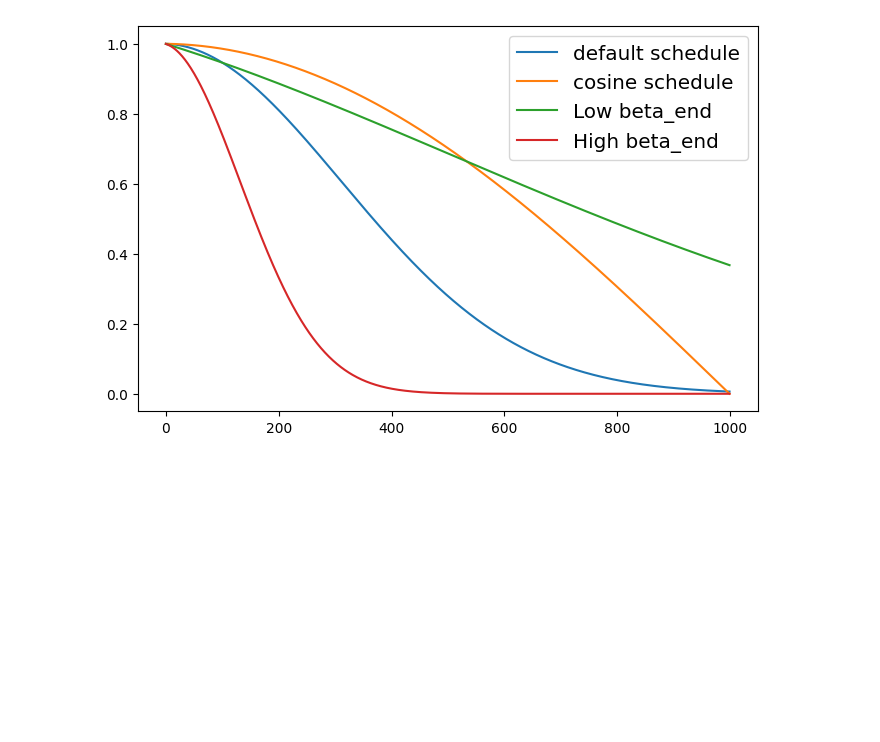
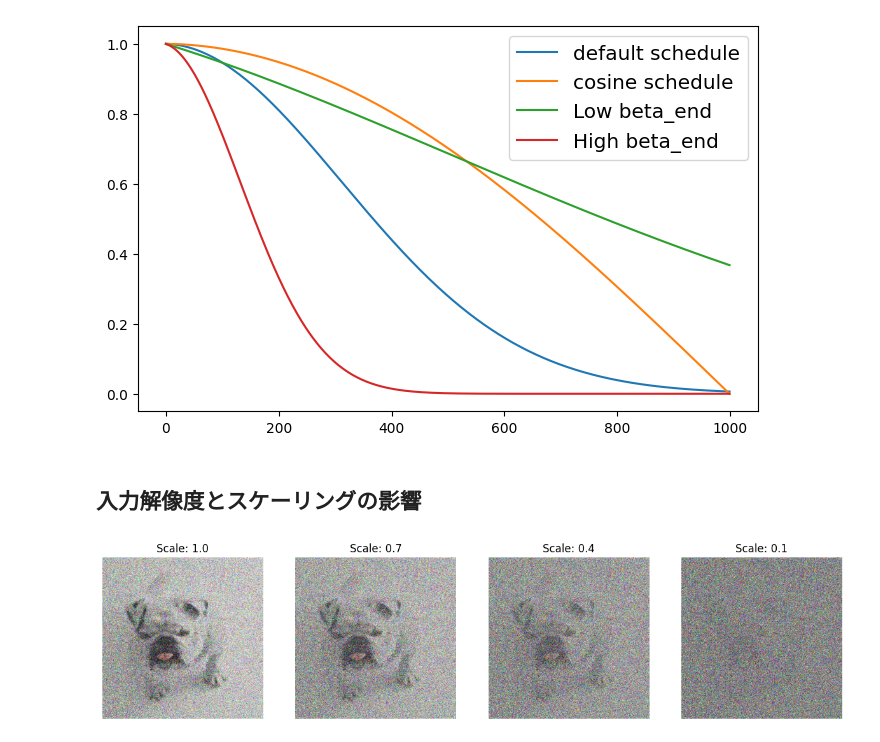
Before and after one commit to hyakuroume/Generative_AI, a Jupyter notebook: 04_diffusion_model.ipynb, the cells around one changed output. Cells and saved outputs as stored; diff of their text form; code cells hidden in the pictures; blank space fills up the shorter version.

Commit message:
入力解像度とスケーリングの影響

```diff
--- a/04_diffusion_model.ipynb
+++ b/04_diffusion_model.ipynb
@@ -344,3 +346,39 @@ plot_scheduler(
 )
 # %% [output]
 [figure]
+# %% [markdown]
+## 入力解像度とスケーリングの影響
+# %%
+import numpy as np
+from genaibook.core import load_image, SampleURL
+
+# スケジューラの初期化
+scheduler = DDPMScheduler(beta_end=0.05, beta_schedule="scaled_linear")
+
+# サンプル画像(512, 512)の読み込み
+image = load_image(
+    SampleURL.DogExample,
+    size=((512, 512)),
+    return_tensor=True
+)
+
+# ノイズを加えるタイムステップ
+t = torch.tensor(300)
+
+# スケーリング係数(1.0, 0.7, 0.4, 0.1):コントラスト調整
+scales = np.linspace(0.1, 1.0, 4)
+
+images = [image] # 元画像を含む画像格納用
+noise = torch.randn_like(image) # 画像と同じサイズのランダムノイズ
+
+# スケーリング係数を変えながらノイズ付加
+for b in reversed(scales):
+    noised = (
+        scheduler.add_noise(b * (image * 2 -1), noise, t).clip(-1, 1) * 0.5 + 0.5 #(image * 2 - 1) で [0, 1] の画素値を [-1, 1] の範囲に正規化
+    )
+    images.append(noised)
+
+# スケーリング係数ごとのノイズ後の画像の可視化
+show_images(images[1:], nrows=1, titles=[f"Scale: {b}" for b in reversed(scales)], figsize=(15, 5))
+# %% [output]
+[figure, added]
```
Also changed, not shown: parts of 1 cell of this notebook.
